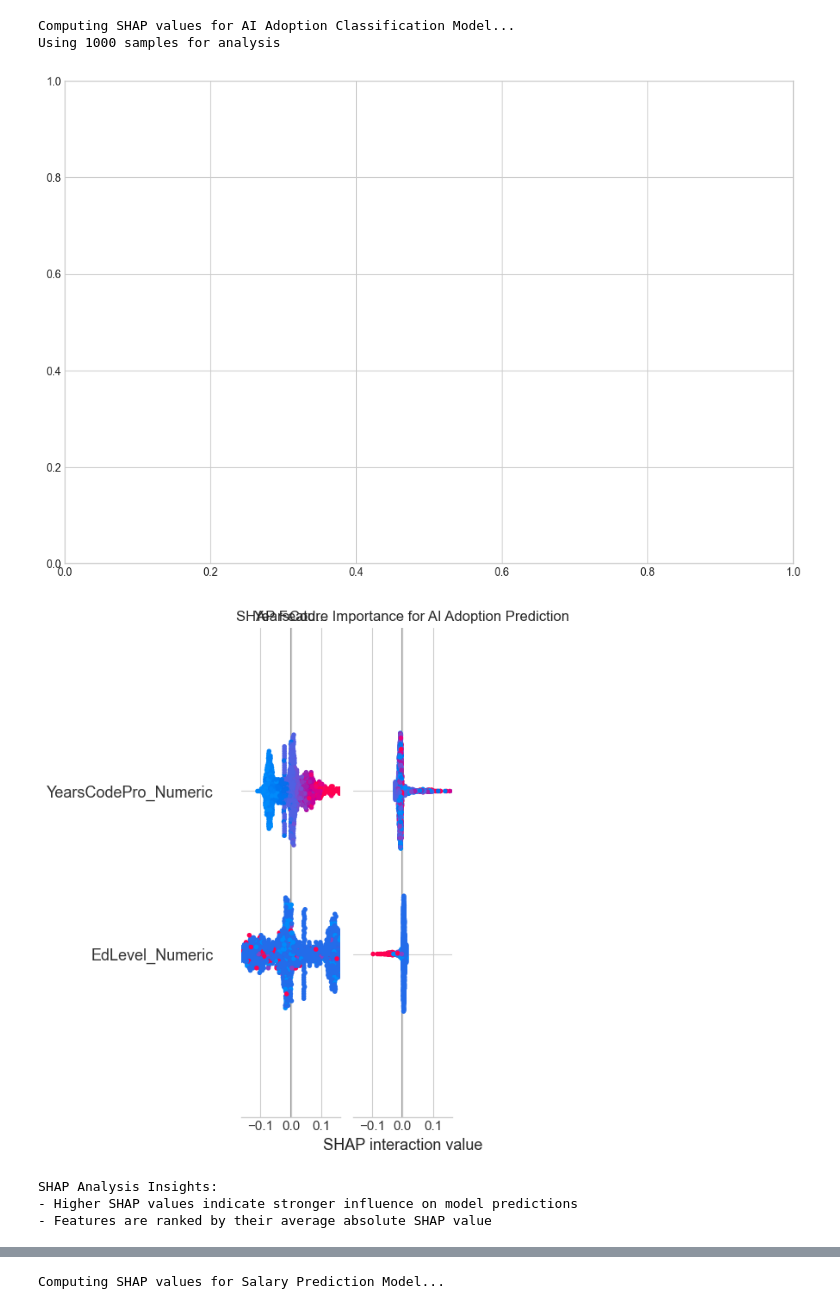
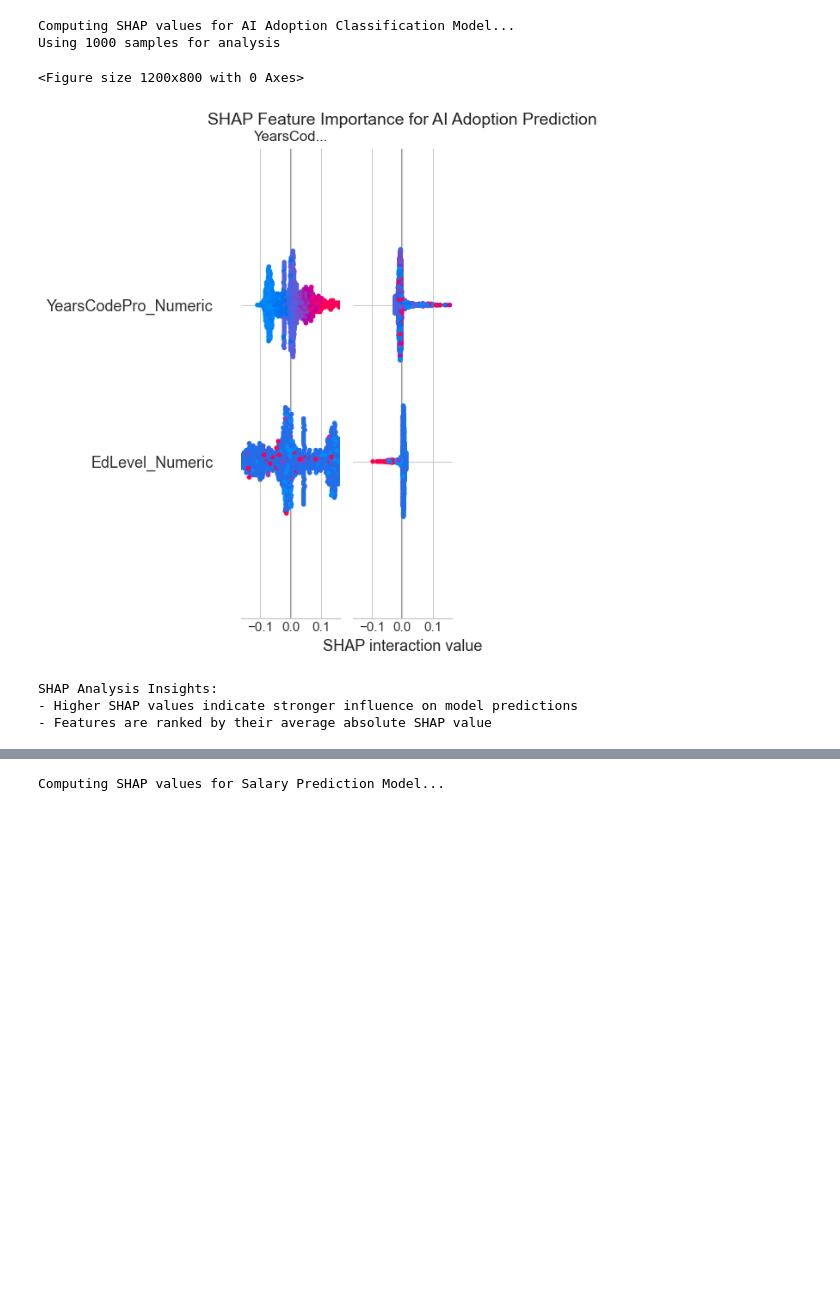
Before and after one commit to sam-andaluri/udacity-datascience-project-blog, a Jupyter notebook: developer_survey_analysis.ipynb, the cells around one changed output, grey strips where cells are left out. Saved outputs shown, nothing was run; the diff lists cells and outputs as text; code cells hidden in the pictures; blank space fills up the shorter version.

Commit message:
Fix empty plot in SHAP summary cell

```diff
--- a/developer_survey_analysis.ipynb
+++ b/developer_survey_analysis.ipynb
@@ -1156,31 +1156,31 @@ Using 1000 samples for analysis
 # %%
 # SHAP Summary Plot for AI Adoption (Classification)
 # For binary classification, use shap_values for the positive class (AI Adopter = 1)
-fig, ax = plt.subplots(figsize=(12, 8))
 
 # Handle both old and new SHAP output formats
 if isinstance(shap_values_clf, list):
     # Old format: list of arrays for each class
     shap_values_positive = shap_values_clf[1]  # Positive class (AI Adopter)
 else:
     # New format: single array
     shap_values_positive = shap_values_clf
 
+plt.figure(figsize=(12, 8))
 shap.summary_plot(shap_values_positive, X_sample, plot_type="bar", show=False)
-plt.title("SHAP Feature Importance for AI Adoption Prediction")
+plt.title("SHAP Feature Importance for AI Adoption Prediction", fontsize=14, pad=20)
 plt.tight_layout()
 plt.savefig('figures/shap_importance_classification.png', dpi=150, bbox_inches='tight')
 plt.show()
 
 print("\nSHAP Analysis Insights:")
 print("- Higher SHAP values indicate stronger influence on model predictions")
 print("- Features are ranked by their average absolute SHAP value")
 # %% [output]
+<Figure size 1200x800 with 0 Axes>
-[figure, old version]
+[figure, new version]
-[figure, removed]
-SHAP Analysis Insights:
-- Higher SHAP values indicate stronger influence on model predictions
-- Features are ranked by their average absolute SHAP value
+SHAP Analysis Insights:
+- Higher SHAP values indicate stronger influence on model predictions
+- Features are ranked by their average absolute SHAP value
 # %%
 # SHAP Beeswarm Plot - Shows feature value impact on predictions
 plt.figure(figsize=(12, 10))
```
Also changed, not shown: parts of 1 cell of this notebook, 1 other file.
